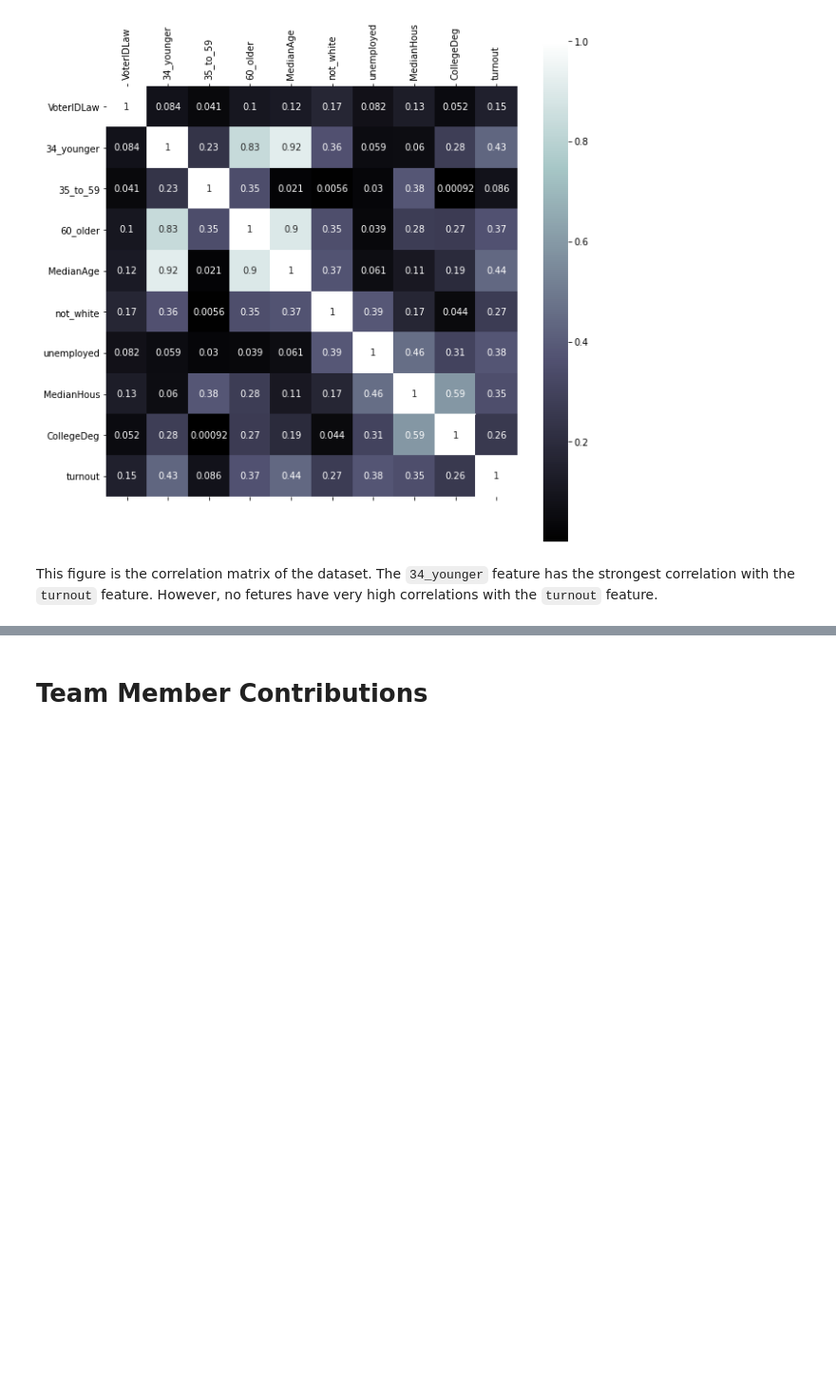
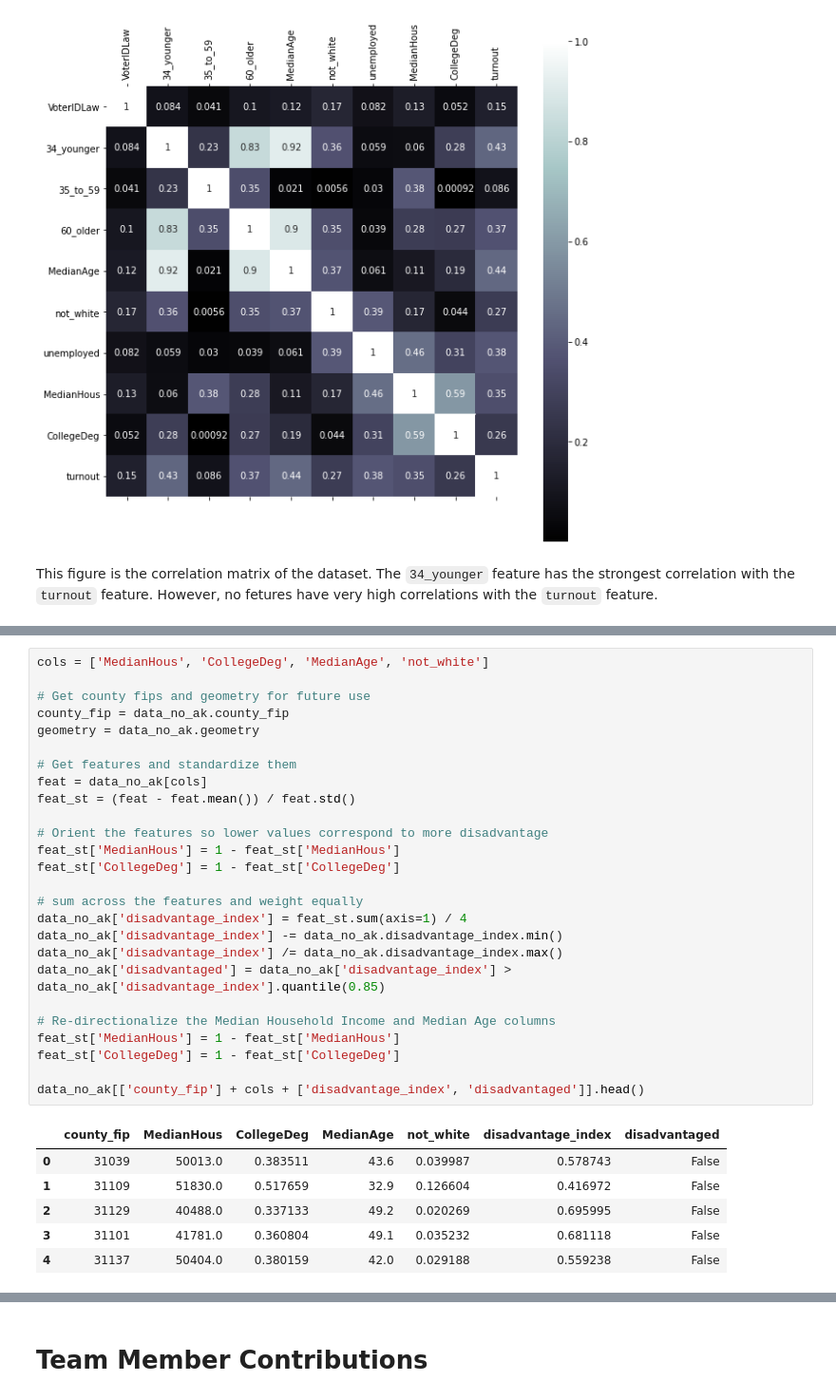
Before and after one commit to DesiPilla/demographics-voterid-turnout, a Jupyter notebook: Group_2_Final_Report.ipynb, the cells around one changed output, grey strips where cells are left out. Shown at 95% size. Saved outputs shown, nothing was run; the diff lists cells and outputs as text; blank space fills up the shorter version.

```diff
--- a/Group_2_Final_Report.ipynb
+++ b/Group_2_Final_Report.ipynb
@@ -533,0 +721,33 @@ This figure is the correlation matrix of the dataset. The `34_younger` feature h
+# %%
+cols = ['MedianHous', 'CollegeDeg', 'MedianAge', 'not_white']
+
+# Get county fips and geometry for future use
+county_fip = data_no_ak.county_fip
+geometry = data_no_ak.geometry
+
+# Get features and standardize them
+feat = data_no_ak[cols]
+feat_st = (feat - feat.mean()) / feat.std()
+
+# Orient the features so lower values correspond to more disadvantage
+feat_st['MedianHous'] = 1 - feat_st['MedianHous']
+feat_st['CollegeDeg'] = 1 - feat_st['CollegeDeg']
+
+# sum across the features and weight equally
+data_no_ak['disadvantage_index'] = feat_st.sum(axis=1) / 4
+data_no_ak['disadvantage_index'] -= data_no_ak.disadvantage_index.min()
+data_no_ak['disadvantage_index'] /= data_no_ak.disadvantage_index.max()
+data_no_ak['disadvantaged'] = data_no_ak['disadvantage_index'] > data_no_ak['disadvantage_index'].quantile(0.85)
+
+# Re-directionalize the Median Household Income and Median Age columns
+feat_st['MedianHous'] = 1 - feat_st['MedianHous']
+feat_st['CollegeDeg'] = 1 - feat_st['CollegeDeg']
+
+data_no_ak[['county_fip'] + cols + ['disadvantage_index', 'disadvantaged']].head()
+# %% [output]
+|  | county_fip | MedianHous | CollegeDeg | MedianAge | not_white | disadvantage_index | disadvantaged |
+| 0 | 31039 | 50013.0 | 0.383511 | 43.6 | 0.039987 | 0.578743 | False |
+| 1 | 31109 | 51830.0 | 0.517659 | 32.9 | 0.126604 | 0.416972 | False |
+| 2 | 31129 | 40488.0 | 0.337133 | 49.2 | 0.020269 | 0.695995 | False |
+| 3 | 31101 | 41781.0 | 0.360804 | 49.1 | 0.035232 | 0.681118 | False |
+| 4 | 31137 | 50404.0 | 0.380159 | 42.0 | 0.029188 | 0.559238 | False |
```
Also changed, not shown: parts of 16 cells of this notebook.
